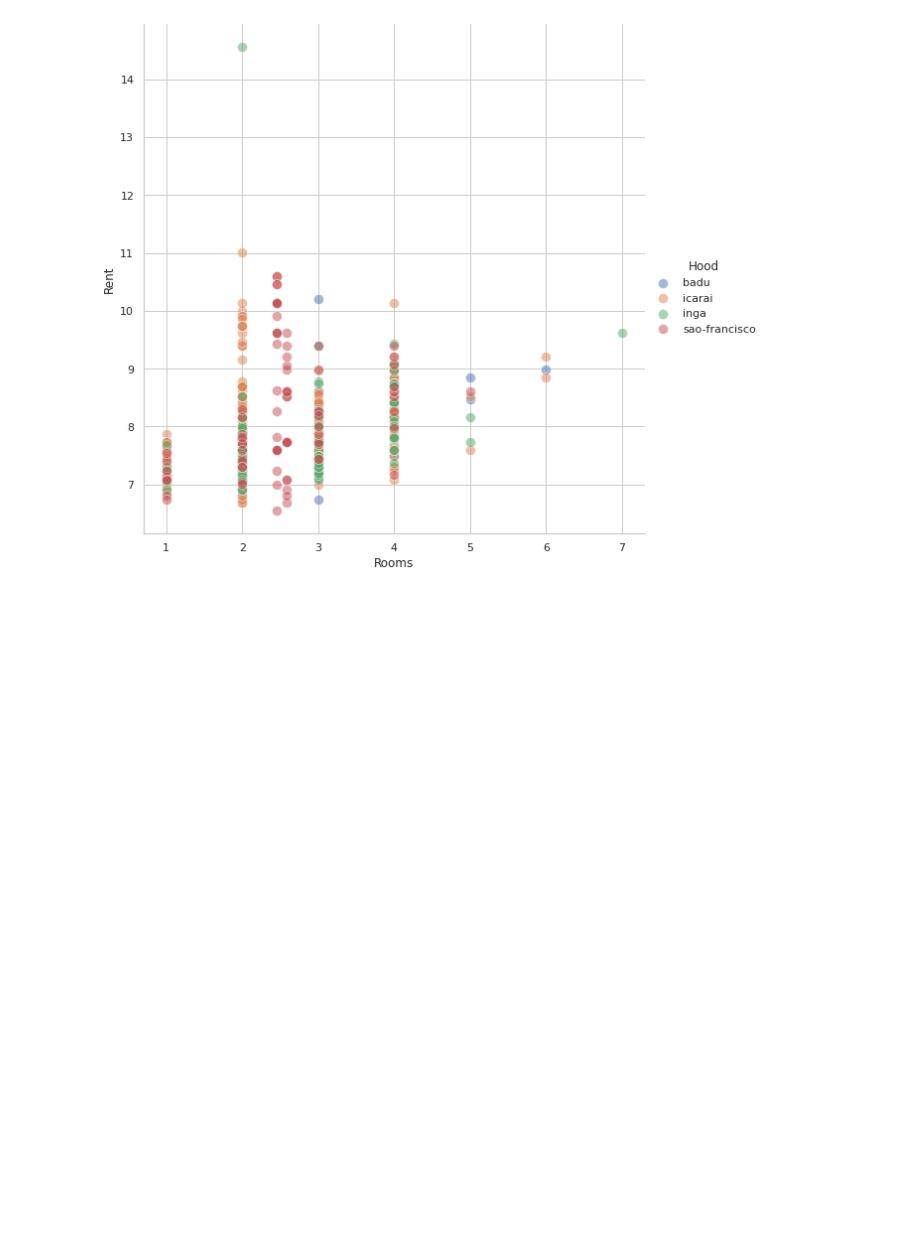
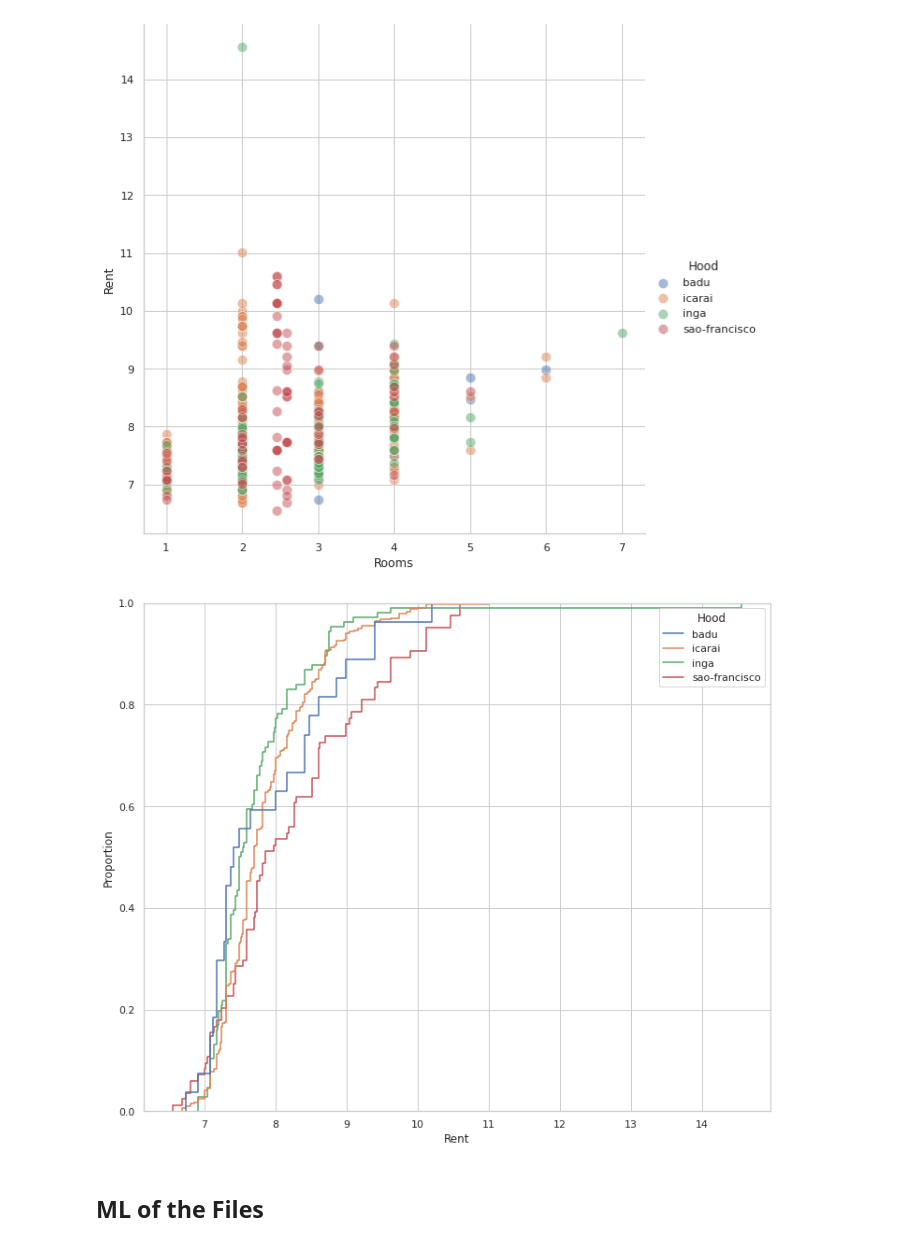
Before and after one commit to marcogemaque/calculadora-aluguel-turma-set-20, a Jupyter notebook: Awari_DS_Rent_Calculator.ipynb, the cells around one changed output. Saved outputs shown, nothing was run; the diff lists cells and outputs as text; code cells hidden in the pictures; blank space fills up the shorter version.

```diff
--- a/Awari_DS_Rent_Calculator.ipynb
+++ b/Awari_DS_Rent_Calculator.ipynb
@@ -214,3 +219,10 @@ g.add_legend()
 <seaborn.axisgrid.FacetGrid at 0x...>
 <Figure size 576x720 with 0 Axes>
 [figure]
+# %%
+plt.figure(figsize=(12,10))
+ax = sns.ecdfplot(data=df_filter, x="Rent", hue="Hood")
+# %% [output]
+[figure, added]
+# %% [markdown]
+## **ML of the Files**
```
Also changed, not shown: parts of 11 cells of this notebook.
